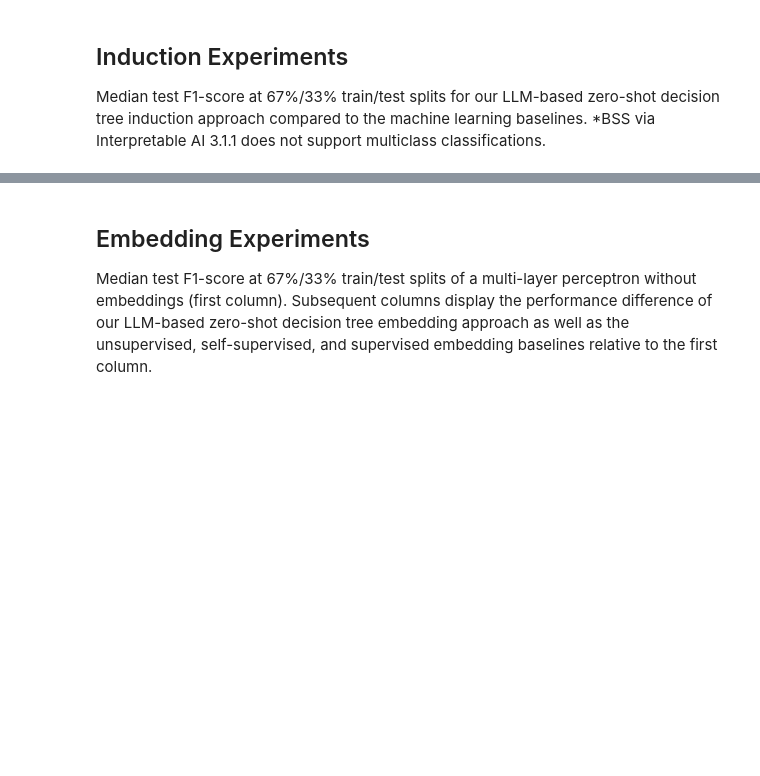
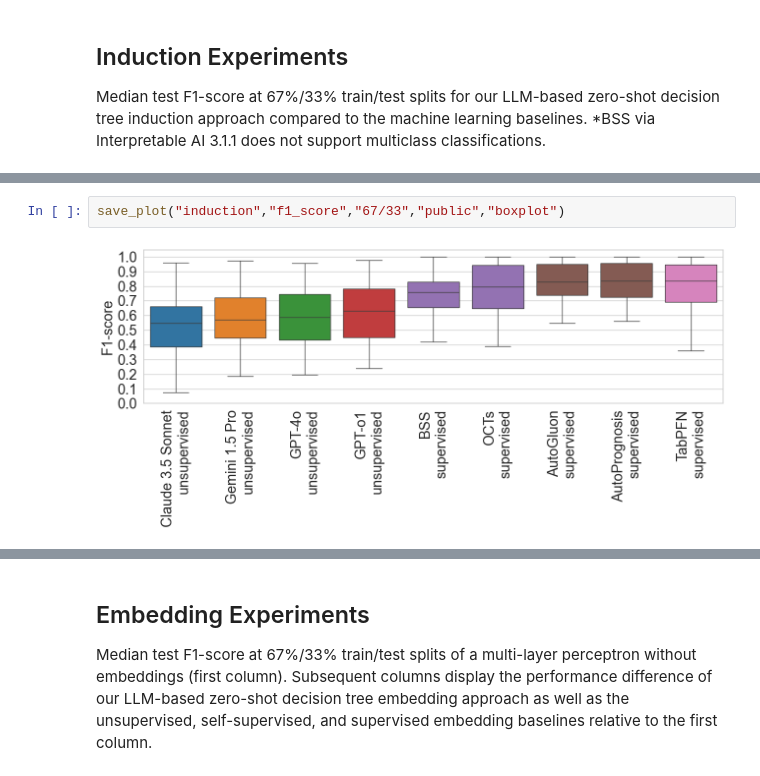
Before and after one commit to steroSterka/llm-trees, a Jupyter notebook: ecml_evalutation.ipynb, the cells around one changed output, grey strips where cells are left out. Drawn from its saved outputs; the diff is of its cells as text; blank space fills up the shorter version.

```diff
--- a/ecml_evalutation.ipynb
+++ b/ecml_evalutation.ipynb
@@ -62,0 +63,4 @@ FileNotFoundError: [Errno 2] No such file or directory: '../plots/boxplot_induct
+# %%
+save_plot("induction","f1_score","67/33","public","boxplot")
+# %% [output]
+[figure, added]
```
Also changed, not shown: parts of 22 cells of this notebook, 1 other file.
